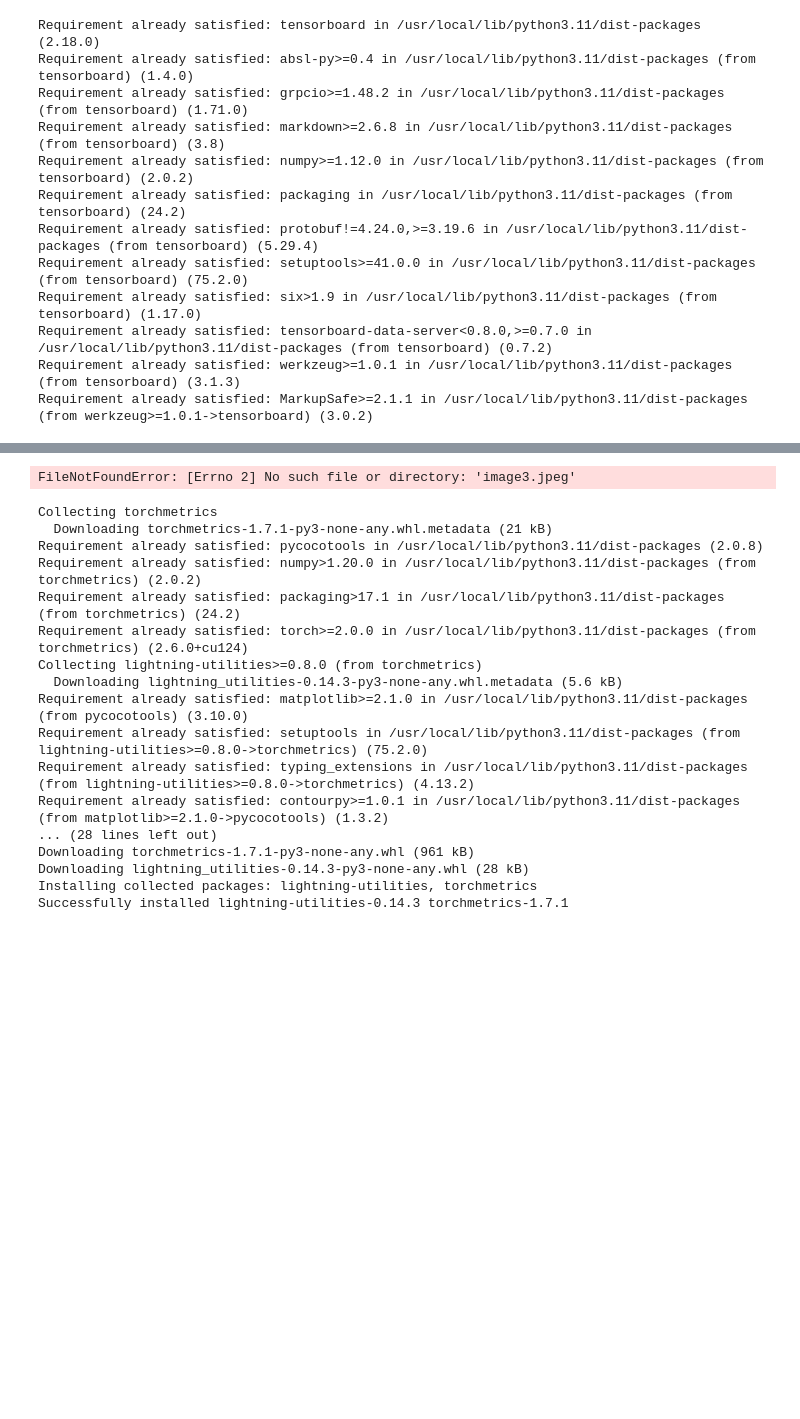
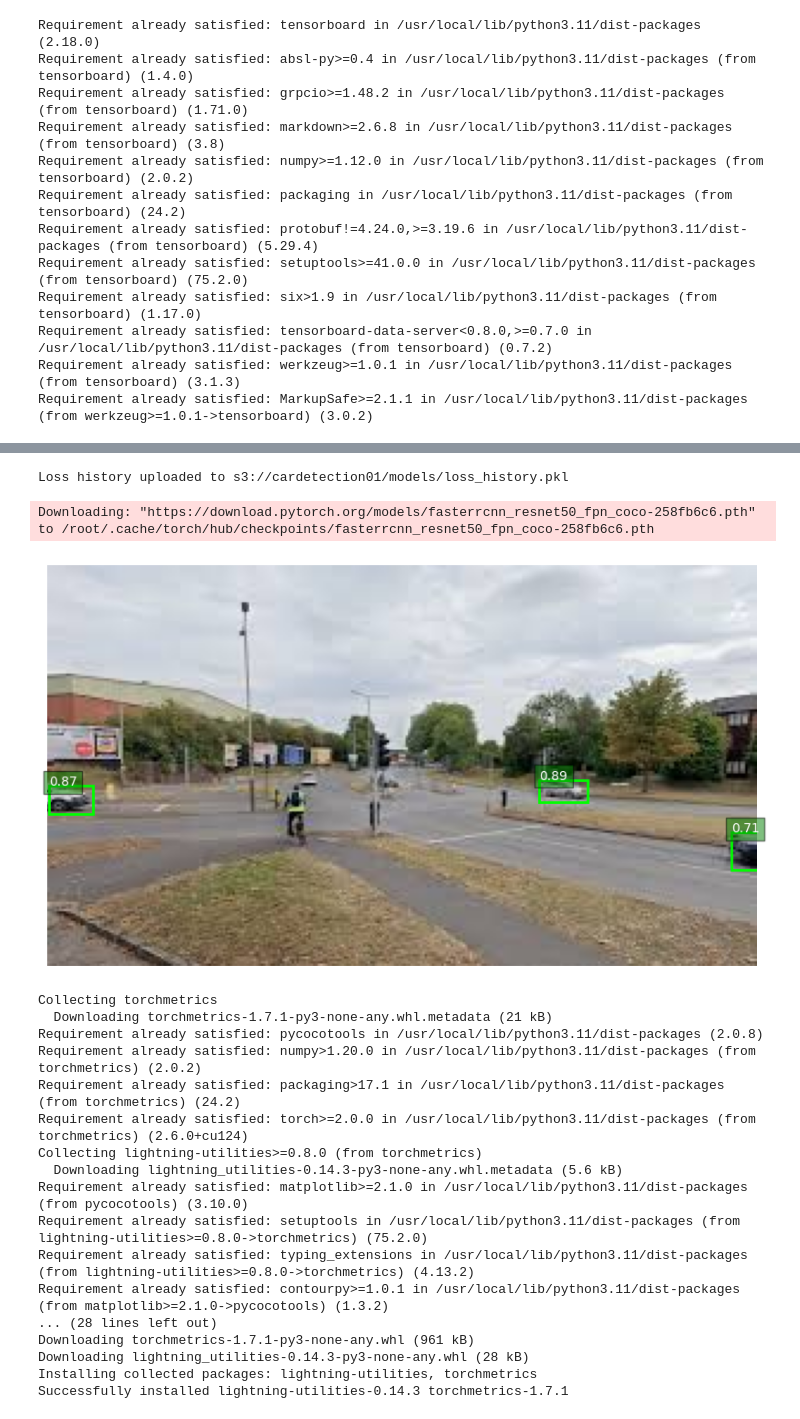
Before and after one commit to Ujjwagupta1302/Cardetectionproject, a Jupyter notebook: research/Untitled3.ipynb, the cells around one changed output, grey strips where cells are left out. Cells and saved outputs as stored; diff of their text form; code cells hidden in the pictures; blank space fills up the shorter version.

```diff
--- a/research/Untitled3.ipynb
+++ b/research/Untitled3.ipynb
@@ -54,3 +80,5 @@ from torch.utils.tensorboard import SummaryWriter
+# %%
+bucket_name = 'cardetection01'
 # %%
 class VOCCarDataset(Dataset):
     def __init__(self, root, year='2007', image_set=None, download=True, transforms=None):
@@ -232,26 +284,40 @@ Downloading: "https://download.pytorch.org/models/fasterrcnn_resnet50_fpn_coco-2
+# %%
+save_loss_history_to_s3(loss_history, bucket_name)
+# %% [output]
+Loss history uploaded to s3://cardetection01/models/loss_history.pkl
 # %%
-def predict(image_path, model_path="car_detector.pth", threshold=0.5):
+def download_model_from_s3(bucket_name, model_key, local_path="car_detector.pth"):
+    s3 = boto3.client('s3')
+    s3.download_file(bucket_name, model_key, local_path)
+    return local_path
+
+def predict(image_path, bucket_name, model_key, threshold=0.5, device='cuda' if torch.cuda.is_available() else 'cpu'):
+    # Step 1: Download model from S3
+    local_model_path = download_model_from_s3(bucket_name, model_key)
+
+    # Step 2: Load and preprocess image
     image = Image.open(image_path).convert("RGB")
     image_tensor = F.to_tensor(image).unsqueeze(0).to(device)
 
+    # Step 3: Load model
     model = get_model(num_classes=2)
-    model.load_state_dict(torch.load(model_path, map_location=device))
+    model.load_state_dict(torch.load(local_model_path, map_location=device))
     model.to(device)
     model.eval()
 
+    # Step 4: Make prediction
     with torch.no_grad():
         prediction = model(image_tensor)[0]
 
-    # Move boxes and scores to CPU before plotting
-    boxes = prediction['boxes'].cpu().numpy()  # Move to CPU and convert to NumPy
-    scores = prediction['scores'].cpu().numpy() # Move to CPU and convert to NumPy
+    boxes = prediction['boxes'].cpu().numpy()
+    scores = prediction['scores'].cpu().numpy()
 
-    # Show results
+    # Step 5: Visualize predictions
     plt.figure(figsize=(10, 8))
     plt.imshow(image)
     ax = plt.gca()
 
-    for box, score in zip(boxes, scores): # Iterate over the NumPy arrays
+    for box, score in zip(boxes, scores):
         if score >= threshold:
             xmin, ymin, xmax, ymax = box
             rect = plt.Rectangle((xmin, ymin), xmax - xmin, ymax - ymin,
@@ -262,10 +328,14 @@ def predict(image_path, model_path="car_detector.pth", threshold=0.5):
 
     plt.axis('off')
     plt.show()
+
+    # Optional: remove model file if you don't want to keep it locally
+    os.remove(local_model_path)
 # %%
-predict("image3.jpeg")
+predict("image3.jpeg", bucket_name, model_key = "models/car_detector.pth")
 # %% [output]
-FileNotFoundError: [Errno 2] No such file or directory: 'image3.jpeg'
+Downloading: "https://download.pytorch.org/models/fasterrcnn_resnet50_fpn_coco-258fb6c6.pth" to /root/.cache/torch/hub/checkpoints/fasterrcnn_resnet50_fpn_coco-258fb6c6.pth
+[figure, added]
 # %%
 !pip install torchmetrics pycocotools
 # %% [output]
```
Also changed, not shown: parts of 13 cells of this notebook, 13 other files.
